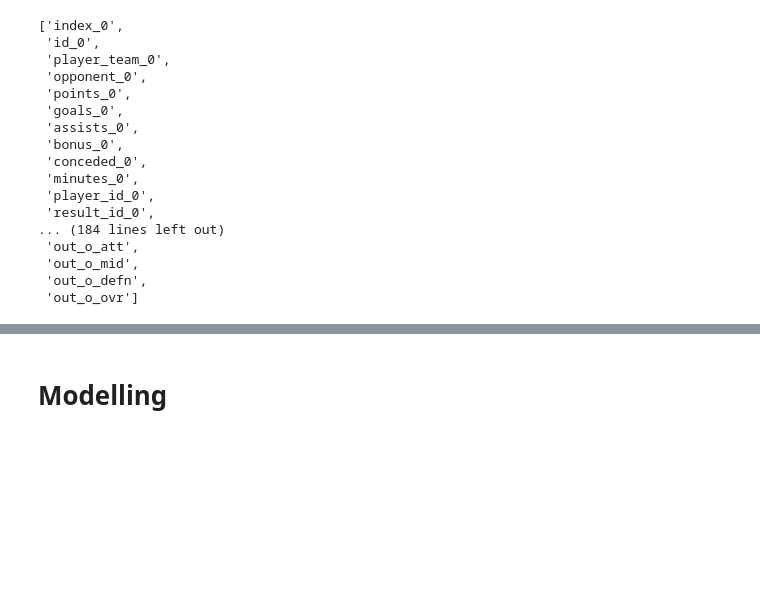
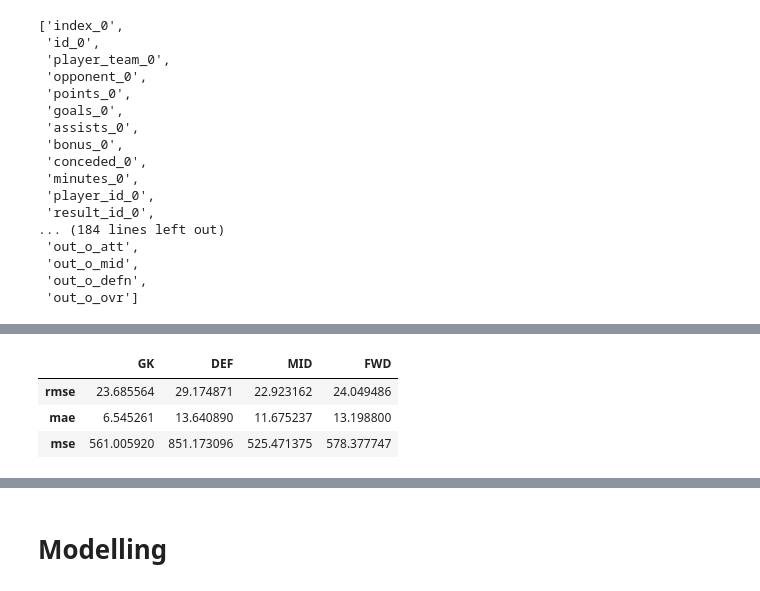
Before and after one commit to LevanBokeria/2025-reg-hack-week-airsenal, a Jupyter notebook: notebooks/Minutes_prediction_xgboost.ipynb, the cells around one changed output, grey strips where cells are left out. Drawn from its saved outputs; the diff is of its cells as text; code cells hidden in the pictures; blank space fills up the shorter version.

```diff
--- a/notebooks/Minutes_prediction_xgboost.ipynb
+++ b/notebooks/Minutes_prediction_xgboost.ipynb
@@ -71,22 +64,38 @@ get_features(test_data[run_config['position']], run_config['train_features'])
 # %%
-def main(config_dct):
+def main(config_dct, positions):
 
-    train_feats = get_features(train_data[config_dct['position']], config_dct['train_features'])
-    train_X = train_data[config_dct['position']][train_feats]
-    train_y = train_data[config_dct['position']][config_dct['target_feature']]
-    test_X = test_data[config_dct['position']][train_feats]
-    test_y = test_data[config_dct['position']][config_dct['target_feature']]
+    errors_dct = {}
+    models_dct = {}
+    for position in positions:
+        print(f'Running model for {position}')
+        train_feats = get_features(train_data[position], config_dct['train_features'])
+        train_feats = [feat for feat in train_feats if 'out_' not in feat]
+        print(train_feats)
+        train_X = train_data[position][train_feats]
+        print(len(train_X))
+        train_y = train_data[position][config_dct['target_feature']]
+        test_X = test_data[position][train_feats]
+        print(len(test_X))
+        test_y = test_data[position][config_dct['target_feature']]
 
-    model = XGBRegressor(objective='reg:squarederror', n_estimators=500, learning_rate=0.1, max_depth=2, evaluation_metric='rmse')
+        model = XGBRegressor(objective='reg:absoluteerror', n_estimators=5000, learning_rate=0.1, max_depth=2, eval_metric='mae', early_stopping_rounds=50, random_state=1)
 
-    model.fit(train_X, train_y, eval_set=[(train_X, train_y), (test_X, test_y)], verbose=10)
+        model.fit(train_X, train_y, eval_set=[(train_X, train_y), (test_X, test_y)], verbose=10)
 
-    predictions = model.predict(test_X)
+        predictions = model.predict(test_X)
 
-    errors = get_metrics(test_y, predictions)
+        errors = get_metrics(test_y, predictions)
 
-    return model, errors
+        errors_dct[position] = errors
+        models_dct[position] = model
+
+    return models_dct, errors_dct
 # %%
-model, errors = main(run_config)
+models, errors = main(run_config, ['GK',
+                                    'DEF',
+                                      'MID',
+                                        'FWD'
+                                        ]
+                                        )
 errors
 # %% [output]
@@ -133,0 +131,8 @@ Parameters: { "evaluation_metric" } are not used.
+# %%
+errors_df = pd.DataFrame(errors)
+errors_df
+# %% [output]
+|  | GK | DEF | MID | FWD |
+| rmse | 23.685564 | 29.174871 | 22.923162 | 24.049486 |
+| mae | 6.545261 | 13.640890 | 11.675237 | 13.198800 |
+| mse | 561.005920 | 851.173096 | 525.471375 | 578.377747 |
```
Also changed, not shown: parts of 7 cells of this notebook, 4 other files.
